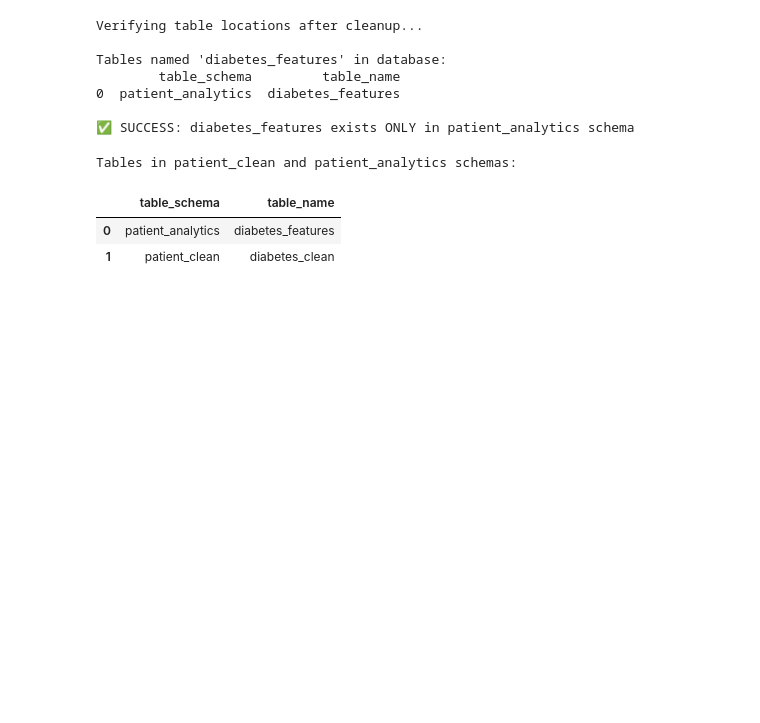
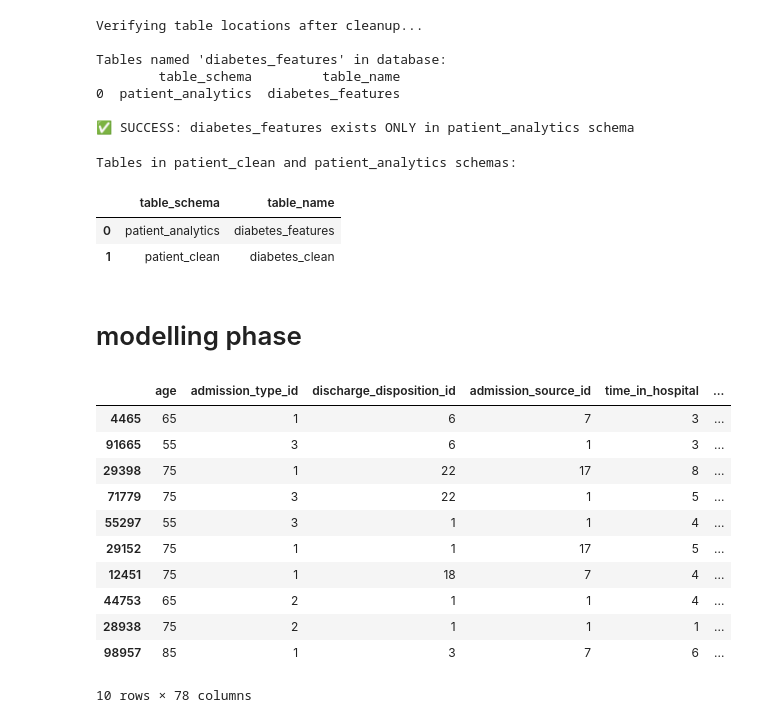
Before and after one commit to onchonga-programmer/patients-readmission, a Jupyter notebook: patient_readmission_cdss/notebooks/1_eda.ipynb, the cells around one changed output. Drawn from its saved outputs; the diff is of its cells as text; code cells hidden in the pictures; blank space fills up the shorter version.

```diff
--- a/patient_readmission_cdss/notebooks/1_eda.ipynb
+++ b/patient_readmission_cdss/notebooks/1_eda.ipynb
@@ -1099,3 +1099,5 @@ Tables in patient_clean and patient_analytics schemas:
 |  | table_schema | table_name |
 | 0 | patient_analytics | diabetes_features |
 | 1 | patient_clean | diabetes_clean |
+# %% [markdown]
+# modelling phase
@@ -1101,0 +1108,25 @@ Tables in patient_clean and patient_analytics schemas:
+# %%
+engine = create_engine(
+    "postgresql+psycopg2://bree:irebacho@127.0.0.1:5432/health_cdss"
+)
+# %%
+#load data from database
+features_df = pd.read_sql(
+    "SELECT * FROM patient_analytics.diabetes_features",
+    con=engine
+)
+# %%
+features_df.sample(10)
+# %% [output]
+|  | age | admission_type_id | discharge_disposition_id | admission_source_id | time_in_hospital | ... |
+| 4465 | 65 | 1 | 6 | 7 | 3 | ... |
+| 91665 | 55 | 3 | 6 | 1 | 3 | ... |
+| 29398 | 75 | 1 | 22 | 17 | 8 | ... |
+| 71779 | 75 | 3 | 22 | 1 | 5 | ... |
+| 55297 | 55 | 3 | 1 | 1 | 4 | ... |
+| 29152 | 75 | 1 | 1 | 17 | 5 | ... |
+| 12451 | 75 | 1 | 18 | 7 | 4 | ... |
+| 44753 | 65 | 2 | 1 | 1 | 4 | ... |
+| 28938 | 75 | 2 | 1 | 1 | 1 | ... |
+| 98957 | 85 | 1 | 3 | 7 | 6 | ... |
+10 rows × 78 columns
```
Also changed, not shown: parts of 15 cells of this notebook.
